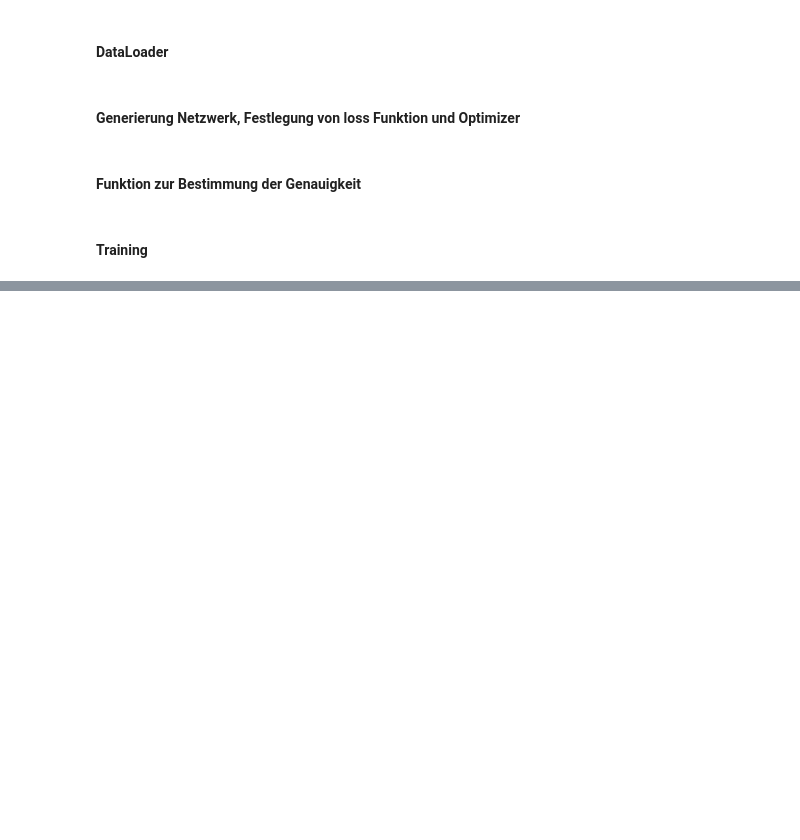
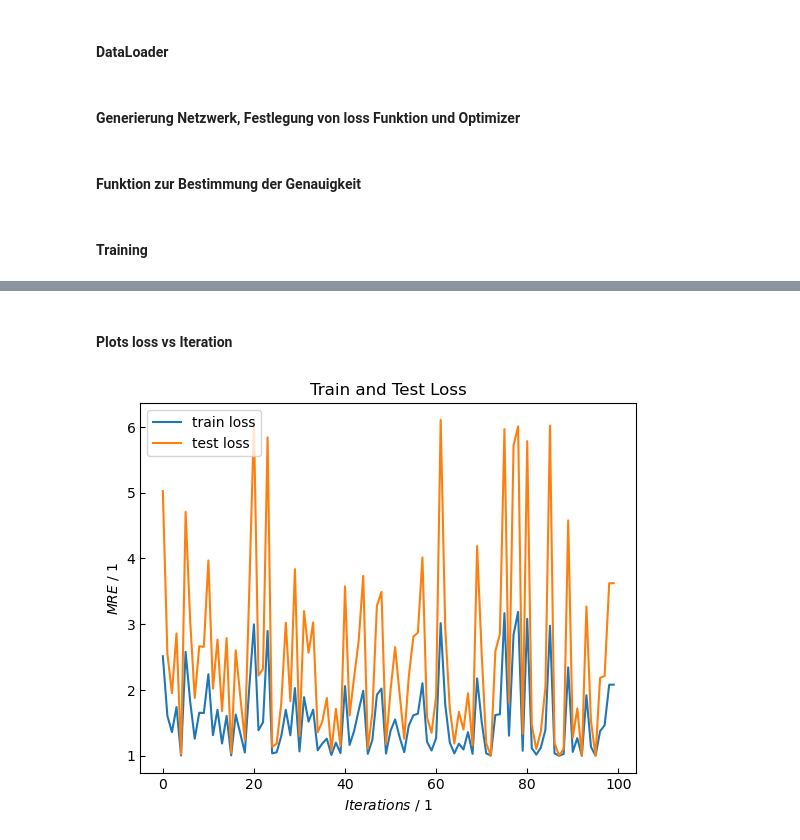
Before and after one commit to ChemRxnEngLab/ANNH3_NNChemicalEquilibria, a Jupyter notebook: TKA_SRA_002_001.ipynb, the cells around one changed output, grey strips where cells are left out. Drawn from its saved outputs; the diff is of its cells as text; code cells hidden in the pictures; blank space fills up the shorter version.

Commit message:
Einfügen von Plots

```diff
--- a/TKA_SRA_002_001.ipynb
+++ b/TKA_SRA_002_001.ipynb
@@ -161,7 +161,7 @@ def check_accuracy(loader, net):
 # %% [markdown]
 #### Training
 # %%
-num_epochs = 500 #Iterationen über Datenset
+num_epochs = 100 #Iterationen über Datenset
 
 train_loss = []
 test_loss = []
@@ -258,0 +242,15 @@ Epoch 332/500, Iteration 4/25, Loss: 0.0073
+# %% [markdown]
+#### Plots loss vs Iteration
+# %%
+fig,ax = plt.subplots()
+#fig.figsize=(12, 8)
+ax.plot(train_loss, label='train loss')
+ax.plot(test_loss, label='test loss')
+plt.title("Train and Test Loss")
+ax.set(xlabel = '$Iterations$ / 1', ylabel = '$MRE$ / 1') #Beschriftung Achsen; Kursiv durch $$; Index durch _{}
+ax.tick_params(direction = 'in') #, length = 20, width = 3)
+
+plt.legend()
+plt.show()
+# %% [output]
+[figure, added]
```
Also changed, not shown: parts of 2 cells of this notebook.
